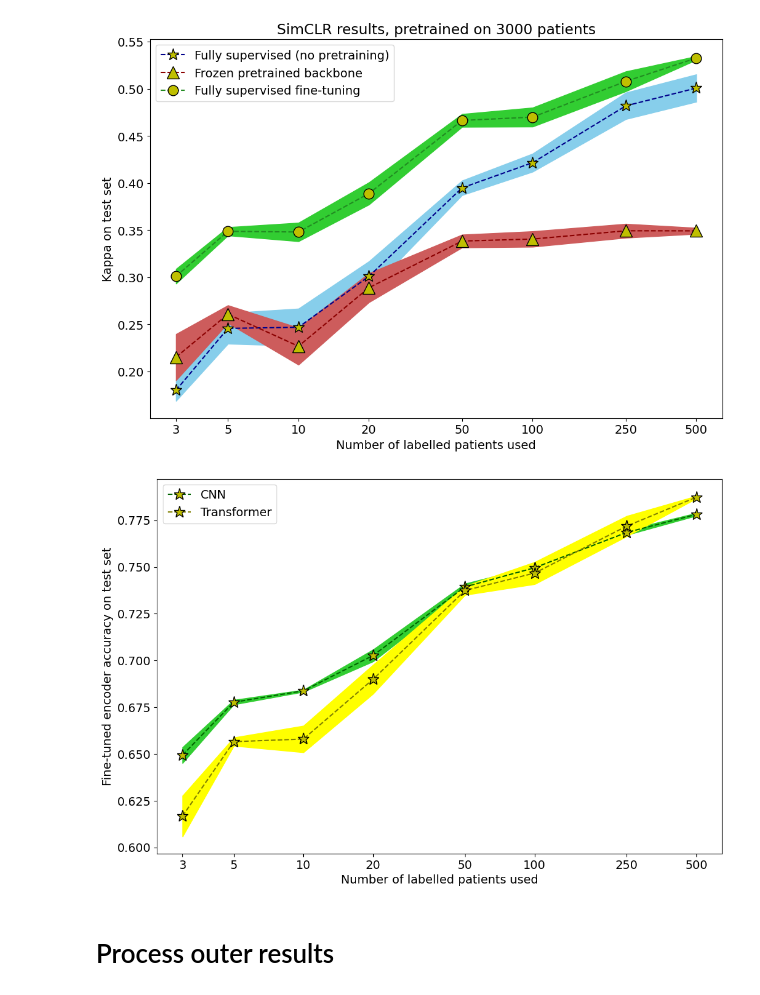
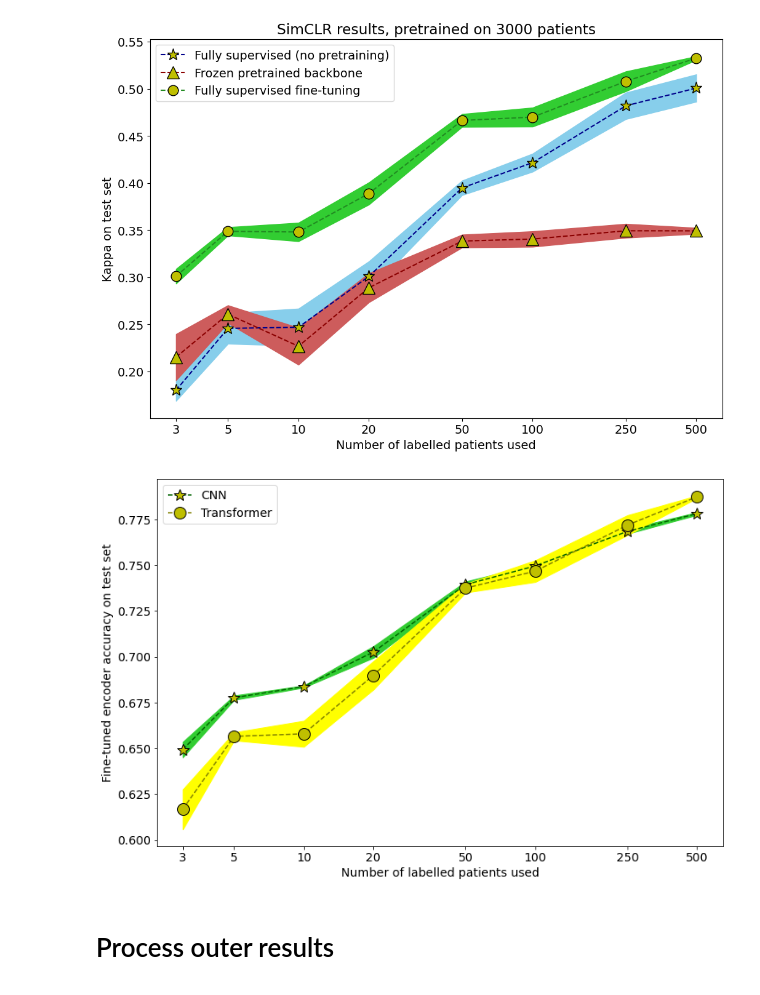
Before and after one commit to TomS55555/thesis, a Jupyter notebook: experiments/process_results.ipynb, the cells around one changed output. Saved outputs shown, nothing was run; the diff lists cells and outputs as text; code cells hidden in the pictures.

```diff
--- a/experiments/process_results.ipynb
+++ b/experiments/process_results.ipynb
@@ -123,30 +122,30 @@ plot_simclr(all_results['patients'], all_results['sup_results_kappa']['mean'], a
 # %%
 def compare(patients, results_cnn, results_transformer, metric, save_name=None):
     fig = plt.figure(figsize=(12,8))
 
     results_cnn_mean = results_cnn[metric]['mean']
     results_cnn_std = results_cnn[metric]['std']
     results_transformer_mean = results_transformer[metric]['mean']
     results_transformer_std = results_transformer[metric]['std']
 
     plt.plot(patients, results_cnn_mean, '--', color="darkgreen", marker="*", markeredgecolor="#000", markerfacecolor="y", markersize=14, label="CNN")
     plt.fill_between(patients, results_cnn_mean + results_cnn_std, results_cnn_mean-results_cnn_std, color="limegreen")
 
-    plt.plot(patients, results_transformer_mean, '--', color="olive", marker="*", markeredgecolor="#000", markerfacecolor="y", markersize=14, label="Transformer")
+    plt.plot(patients, results_transformer_mean, '--', color="olive", marker="o", markeredgecolor="#000", markerfacecolor="y", markersize=14, label="Transformer")
     plt.fill_between(patients, results_transformer_mean + results_transformer_std, results_transformer_mean-results_transformer_std, color="yellow")
 
     plt.xscale("log")
     plt.xticks(patients, labels=patients)
     plt.xlabel("Number of labelled patients used")
     plt.ylabel('Fine-tuned encoder accuracy on test set')
     plt.minorticks_off()
     plt.legend()
     #plt.legend(["Fully supervised (no pretraining)", "Frozen pretrained backbone", "Fine-tuned backbone"])
     if save_name is not None:
         plt.savefig(save_name, facecolor="white")
     plt.show()
-compare(patients=all_results_cnn['patients'], results_cnn=all_results_cnn, results_transformer=all_results_transformer, metric='fine_results_acc', save_name='comparison')
+compare(patients=all_results_cnn['patients'], results_cnn=all_results_cnn, results_transformer=all_results_transformer, metric='fine_results_acc', save_name='comparison_acc')
 # %% [output]
-[figure, old version]
+[figure, new version]
 # %% [markdown]
 # Process outer results
```
Also changed, not shown: parts of 8 cells of this notebook.
